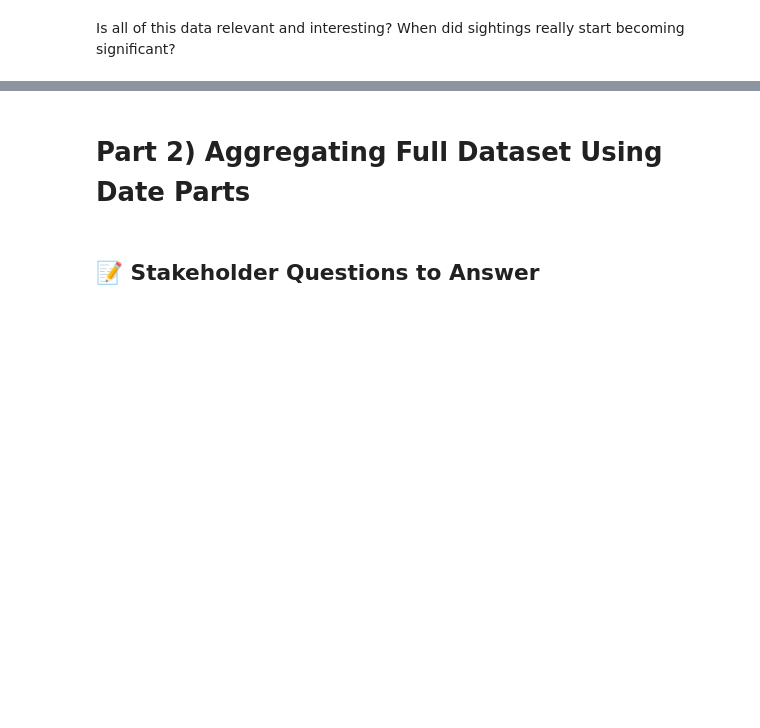
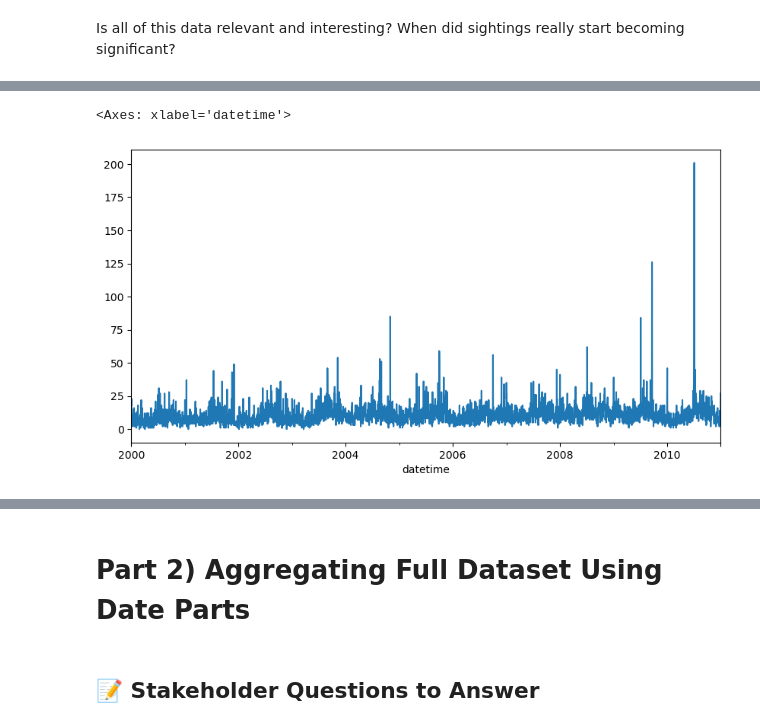
Before and after one commit to erwincarlogonzales/data-viz-time-series-analysis-codealongs, a Jupyter notebook: Wk18-Lecture02-CodeAlong-UFOs.ipynb, the cells around one changed output, grey strips where cells are left out. Saved outputs shown, nothing was run; the diff lists cells and outputs as text; code cells hidden in the pictures; blank space fills up the shorter version.

```diff
--- a/Wk18-Lecture02-CodeAlong-UFOs.ipynb
+++ b/Wk18-Lecture02-CodeAlong-UFOs.ipynb
@@ -143,0 +247,5 @@ ts.plot()
+# %%
+ts.loc['2000':'2010'].plot()
+# %% [output]
+<Axes: xlabel='datetime'>
+[figure, added]
```
Also changed, not shown: parts of 31 cells of this notebook.
